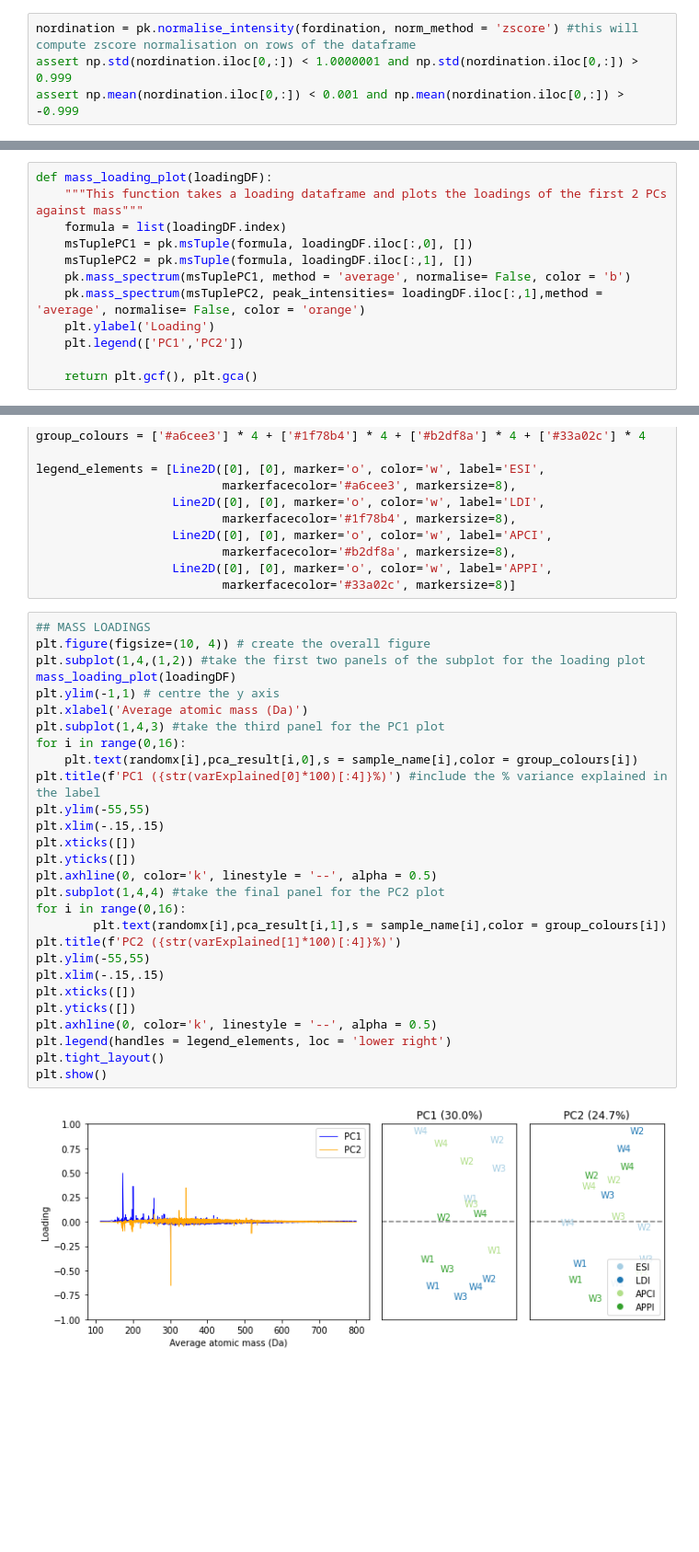
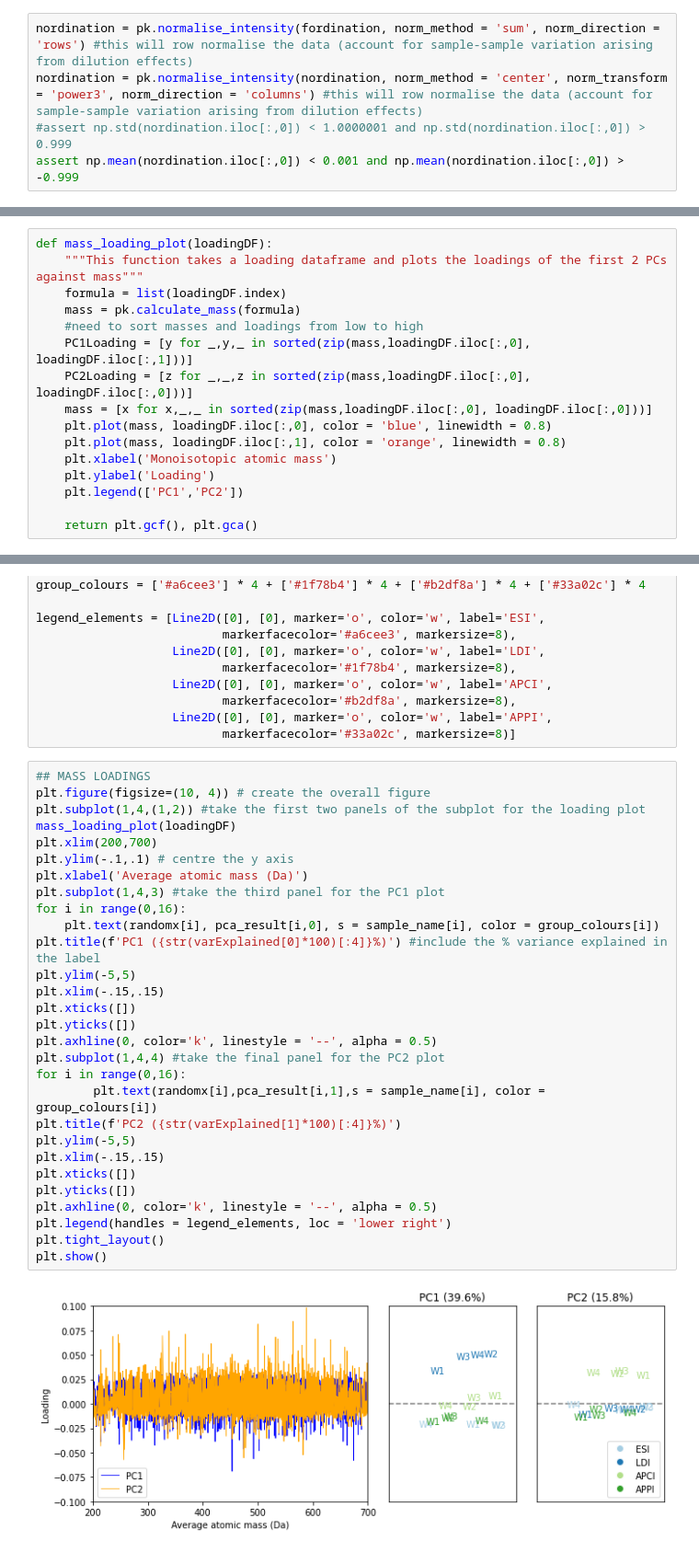
Before and after one commit to Kzra/pykrev, a Jupyter notebook: docs/pca_with_pykrev/PCAwithPyKrev.ipynb, the cells around one changed output, grey strips where cells are left out. Shown at 92% size. Saved outputs shown, nothing was run; the diff lists cells and outputs as text; blank space fills up the shorter version.

```diff
--- a/docs/pca_with_pykrev/PCAwithPyKrev.ipynb
+++ b/docs/pca_with_pykrev/PCAwithPyKrev.ipynb
@@ -44,4 +44,5 @@ fordination.head()
 # %%
-nordination = pk.normalise_intensity(fordination, norm_method = 'zscore') #this will compute zscore normalisation on rows of the dataframe
-assert np.std(nordination.iloc[0,:]) < 1.0000001 and np.std(nordination.iloc[0,:]) > 0.999
-assert np.mean(nordination.iloc[0,:]) < 0.001 and np.mean(nordination.iloc[0,:]) > -0.999
+nordination = pk.normalise_intensity(fordination, norm_method = 'sum', norm_direction = 'rows') #this will row normalise the data (account for sample-sample variation arising from dilution effects)
+nordination = pk.normalise_intensity(nordination, norm_method = 'center', norm_transform = 'power3', norm_direction = 'columns') #this will row normalise the data (account for sample-sample variation arising from dilution effects)
+#assert np.std(nordination.iloc[:,0]) < 1.0000001 and np.std(nordination.iloc[:,0]) > 0.999
+assert np.mean(nordination.iloc[:,0]) < 0.001 and np.mean(nordination.iloc[:,0]) > -0.999
@@ -149,10 +170,14 @@ loadingDF.head()
 def mass_loading_plot(loadingDF):
     """This function takes a loading dataframe and plots the loadings of the first 2 PCs against mass"""
     formula = list(loadingDF.index)
-    msTuplePC1 = pk.msTuple(formula, loadingDF.iloc[:,0], [])
-    msTuplePC2 = pk.msTuple(formula, loadingDF.iloc[:,1], [])
-    pk.mass_spectrum(msTuplePC1, method = 'average', normalise= False, color = 'b')
-    pk.mass_spectrum(msTuplePC2, peak_intensities= loadingDF.iloc[:,1],method = 'average', normalise= False, color = 'orange')
+    mass = pk.calculate_mass(formula)
+    #need to sort masses and loadings from low to high
+    PC1Loading = [y for _,y,_ in sorted(zip(mass,loadingDF.iloc[:,0], loadingDF.iloc[:,1]))]
+    PC2Loading = [z for _,_,z in sorted(zip(mass,loadingDF.iloc[:,0], loadingDF.iloc[:,0]))]
+    mass = [x for x,_,_ in sorted(zip(mass,loadingDF.iloc[:,0], loadingDF.iloc[:,0]))]
+    plt.plot(mass, loadingDF.iloc[:,0], color = 'blue', linewidth = 0.8)
+    plt.plot(mass, loadingDF.iloc[:,1], color = 'orange', linewidth = 0.8)
+    plt.xlabel('Monoisotopic atomic mass')
     plt.ylabel('Loading')
     plt.legend(['PC1','PC2'])
 
@@ -275,33 +300,34 @@ legend_elements = [Line2D([0], [0], marker='o', color='w', label='ESI',
 # %%
 ## MASS LOADINGS
 plt.figure(figsize=(10, 4)) # create the overall figure
 plt.subplot(1,4,(1,2)) #take the first two panels of the subplot for the loading plot
 mass_loading_plot(loadingDF)
-plt.ylim(-1,1) # centre the y axis
+plt.xlim(200,700)
+plt.ylim(-.1,.1) # centre the y axis
 plt.xlabel('Average atomic mass (Da)')
 plt.subplot(1,4,3) #take the third panel for the PC1 plot
 for i in range(0,16):
-    plt.text(randomx[i],pca_result[i,0],s = sample_name[i],color = group_colours[i])
+    plt.text(randomx[i], pca_result[i,0], s = sample_name[i], color = group_colours[i])
 plt.title(f'PC1 ({str(varExplained[0]*100)[:4]}%)') #include the % variance explained in the label
-plt.ylim(-55,55)
+plt.ylim(-5,5)
 plt.xlim(-.15,.15)
 plt.xticks([])
 plt.yticks([])
 plt.axhline(0, color='k', linestyle = '--', alpha = 0.5)
 plt.subplot(1,4,4) #take the final panel for the PC2 plot
 for i in range(0,16):
-        plt.text(randomx[i],pca_result[i,1],s = sample_name[i],color = group_colours[i])
+        plt.text(randomx[i],pca_result[i,1],s = sample_name[i], color = group_colours[i])
 plt.title(f'PC2 ({str(varExplained[1]*100)[:4]}%)')
-plt.ylim(-55,55)
+plt.ylim(-5,5)
 plt.xlim(-.15,.15)
 plt.xticks([])
 plt.yticks([])
 plt.axhline(0, color='k', linestyle = '--', alpha = 0.5)
 plt.legend(handles = legend_elements, loc = 'lower right')
 plt.tight_layout()
 plt.show()
 # %% [output]
-[figure, old version]
+[figure, new version]
 # %%
 ## COMPOUND CLASS LOADINGS
 ## Important!! If you are copying this code, first check the order of your xticks before manually setting them
```
Also changed, not shown: parts of 9 cells of this notebook, 13 other files.
